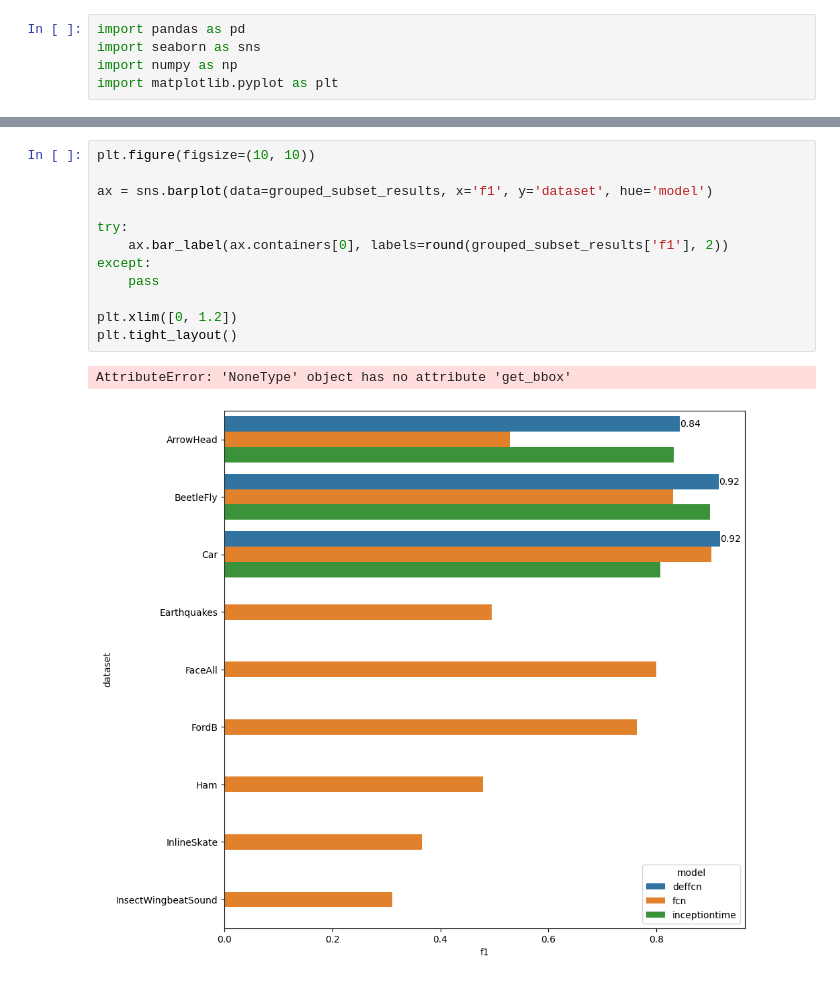
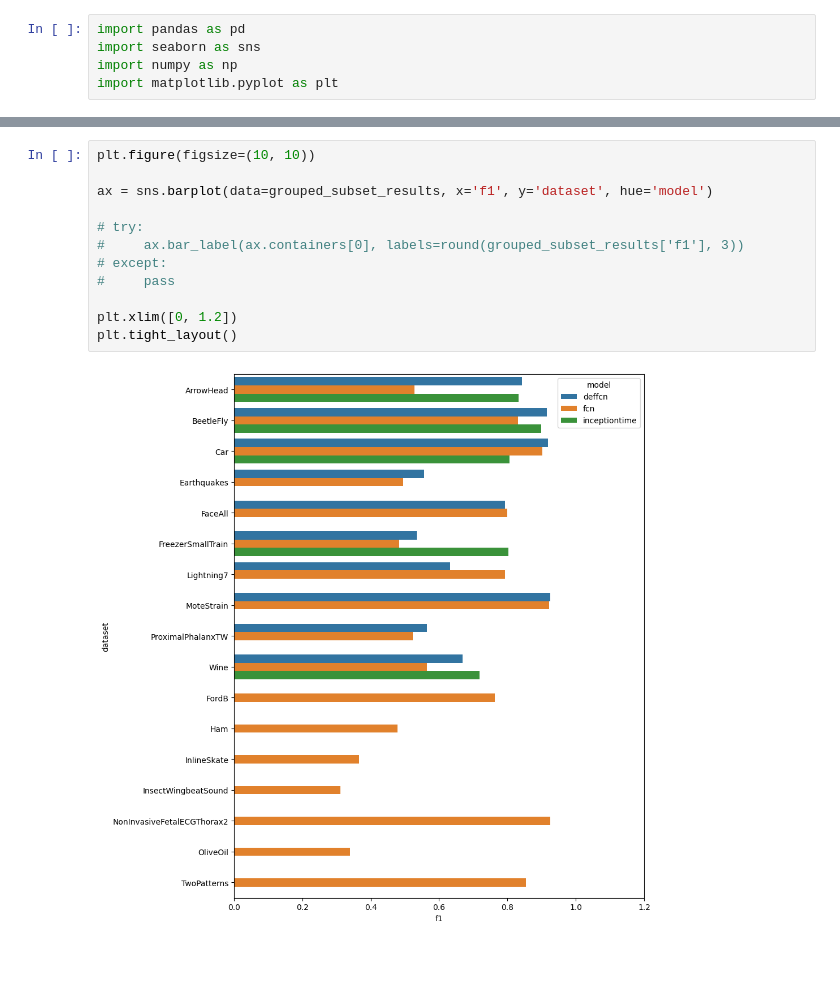
Before and after one commit to jose-gilberto/defconv_time_series, a Jupyter notebook: notebooks/subsets_results.ipynb, the cells around one changed output, grey strips where cells are left out. Drawn from its saved outputs; the diff is of its cells as text.

Commit message:
feat: add more experiments results

```diff
--- a/notebooks/subsets_results.ipynb
+++ b/notebooks/subsets_results.ipynb
@@ -35,18 +36,17 @@ grouped_subset_results
 # %%
 plt.figure(figsize=(10, 10))
 
 ax = sns.barplot(data=grouped_subset_results, x='f1', y='dataset', hue='model')
 
-try:
-    ax.bar_label(ax.containers[0], labels=round(grouped_subset_results['f1'], 2))
-except:
-    pass
+# try:
+#     ax.bar_label(ax.containers[0], labels=round(grouped_subset_results['f1'], 3))
+# except:
+#     pass
 
 plt.xlim([0, 1.2])
 plt.tight_layout()
 # %% [output]
-AttributeError: 'NoneType' object has no attribute 'get_bbox'
-[figure, old version]
+[figure, new version]
 # %%
 plt.figure(figsize=(10, 4))
 sns.barplot(data=grouped_subset_results, x='acc', y='dataset', hue='model')
```
Also changed, not shown: parts of 3 cells of this notebook, 11 other files.
